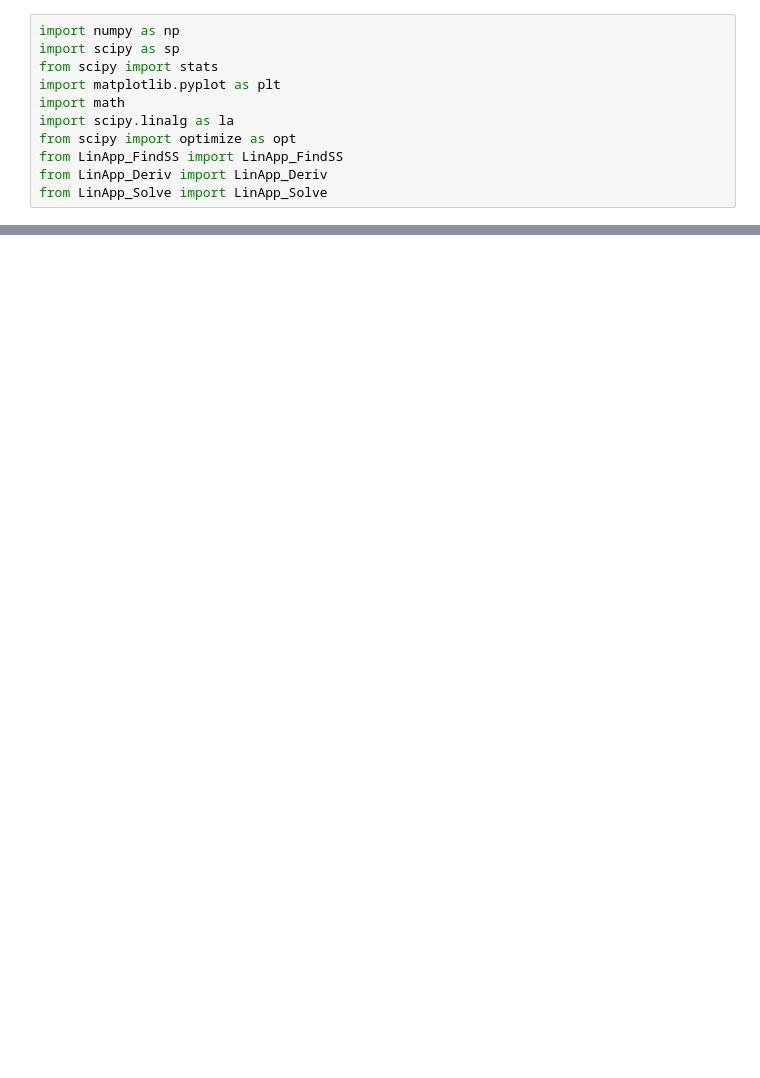
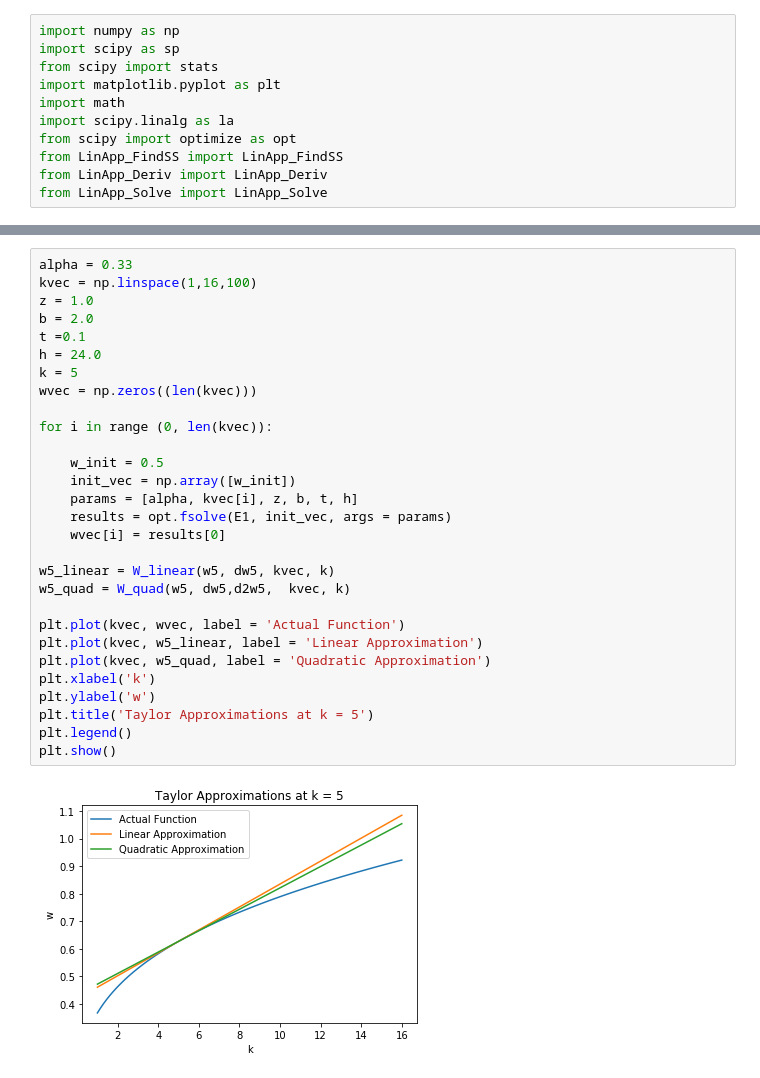
Before and after one commit to bryanchia/BootCamp2017, a Jupyter notebook: ProbSets/Econ/Wk5_6_DSGE_Filters/Problem Set 3 (Perturbation Methods).ipynb, the cells around one changed output, grey strips where cells are left out. Cells and saved outputs as stored; diff of their text form; blank space fills up the shorter version.

```diff
--- a/ProbSets/Econ/Wk5_6_DSGE_Filters/Problem Set 3 (Perturbation Methods).ipynb
+++ b/ProbSets/Econ/Wk5_6_DSGE_Filters/Problem Set 3 (Perturbation Methods).ipynb
@@ -46,0 +95,31 @@ print("These match up with our algebraic solutions.")
+# %%
+alpha = 0.33
+kvec = np.linspace(1,16,100)
+z = 1.0
+b = 2.0
+t =0.1
+h = 24.0
+k = 5
+wvec = np.zeros((len(kvec)))
+
+for i in range (0, len(kvec)):
+
+    w_init = 0.5
+    init_vec = np.array([w_init])
+    params = [alpha, kvec[i], z, b, t, h]
+    results = opt.fsolve(E1, init_vec, args = params)
+    wvec[i] = results[0]
+
+w5_linear = W_linear(w5, dw5, kvec, k)
+w5_quad = W_quad(w5, dw5,d2w5,  kvec, k)
+
+plt.plot(kvec, wvec, label = 'Actual Function')
+plt.plot(kvec, w5_linear, label = 'Linear Approximation')
+plt.plot(kvec, w5_quad, label = 'Quadratic Approximation')
+plt.xlabel('k')
+plt.ylabel('w')
+plt.title('Taylor Approximations at k = 5')
+plt.legend()
+plt.show()
+# %% [output]
+[figure, added]
```
Also changed, not shown: parts of 21 cells of this notebook, 4 other files.
